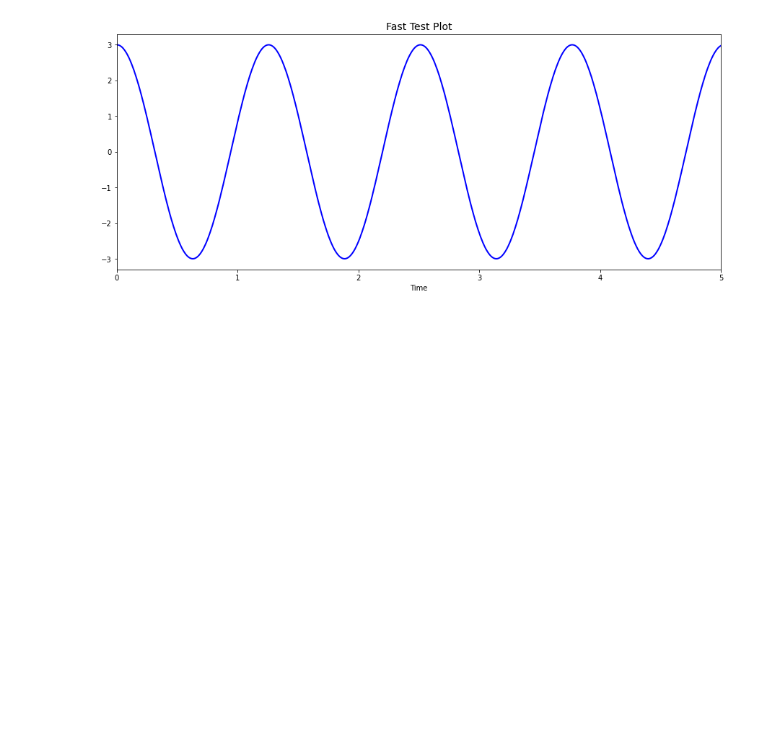
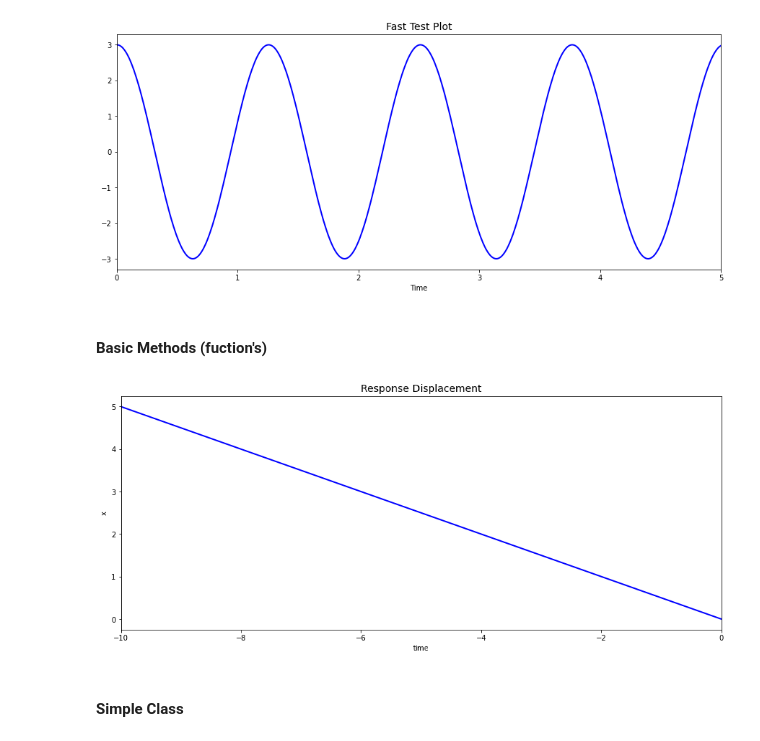
Before and after one commit to Normando1945/Repo_ConcreteII_Desing, a Jupyter notebook: Examples/rapid_code.ipynb, the cells around one changed output. Saved outputs shown, nothing was run; the diff lists cells and outputs as text; code cells hidden in the pictures; blank space fills up the shorter version.

```diff
--- a/Examples/rapid_code.ipynb
+++ b/Examples/rapid_code.ipynb
@@ -154,3 +154,23 @@ ax.set_xlim(to,tf)
 # %% [output]
 (0.0, 5.0)
 [figure]
+# %% [markdown]
+#### Basic Methods (fuction's)
+# %%
+def SimplePlot(x = any,y = any, title = 'test', xlabel = 'x', ylabel = 'y'):
+    fig, ax = plt.subplots(1,1, figsize = (15,6))
+    ax.plot(x,y, ls = '-', lw = 2, color = (0,0,1), label = title)
+    ax.set_title(title, color = (0,0,0), fontsize = 14)
+    ax.set_xlabel(xlabel)
+    ax.set_ylabel(ylabel)
+    ax.set_xlim(np.min(x),np.max(x))
+    plt.show()
+# %%
+yy = np.linspace(0,5,500)
+xx = np.linspace(0,-10,500)
+
+SimplePlot(xx, yy, title= 'Response Displacement', xlabel= 'time', ylabel= 'x')
+# %% [output]
+[figure, added]
+# %% [markdown]
+#### Simple Class
```
Also changed, not shown: parts of 2 cells of this notebook.
